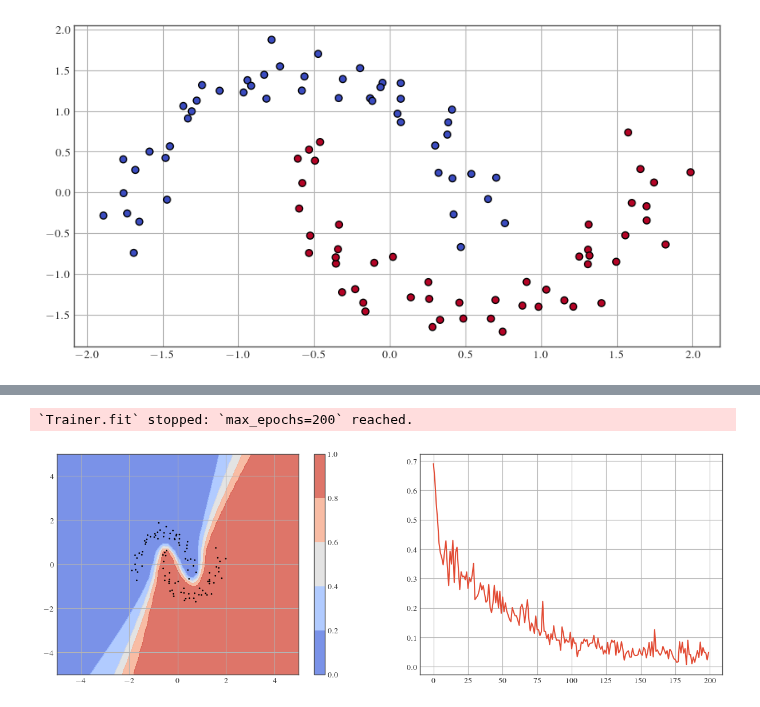
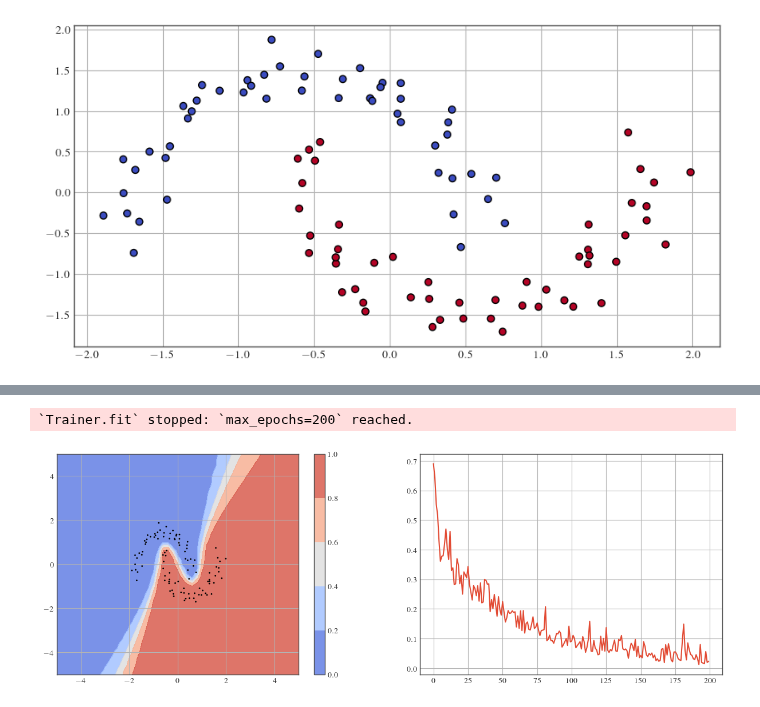
Before and after one commit to dhuseljic/dal-toolbox, a Jupyter notebook: notebooks/uncertainty/mc-dropout.ipynb, the cells around one changed output, grey strips where cells are left out. Drawn from its saved outputs; the diff is of its cells as text; code cells hidden in the pictures.

```diff
--- a/notebooks/uncertainty/mc-dropout.ipynb
+++ b/notebooks/uncertainty/mc-dropout.ipynb
@@ -65,7 +65,7 @@ def plot_contour(model, X, y, ax=None):
 
     logits = model.mc_forward(zz)
     probas = logits.softmax(-1)
-    probas = probas.mean(1)
+    probas = probas.mean(0)
     zz = probas[:, 1].view(xx.shape)
 
     # plt.title(f"Ep {}")
@@ -83,8 +83,8 @@ optimizer = torch.optim.SGD(model.parameters(), lr=1e-1, momentum=.9)
 model = MCDropoutModel(model=model, optimizer=optimizer)
 
 history = MetricHistory()
-trainer = L.Trainer(max_epochs=num_epochs, callbacks=[history])
-trainer.fit(model, train_loader)
+trainer = L.Trainer(max_epochs=num_epochs, callbacks=[history], enable_checkpointing=False)
+trainer.fit(model, train_loader, val_dataloaders=train_loader)
 
 model.eval()
 plt.figure(figsize=(15, 5))
@@ -109,6 +110,6 @@ LOCAL_RANK: 0 - CUDA_VISIBLE_DEVICES: [0]
 17.2 K    Trainable params
 0         Non-trainable params
 17.2 K    Total params
 0.069     Total estimated model params size (MB)
 `Trainer.fit` stopped: `max_epochs=200` reached.
-[figure, old version]
+[figure, new version]
```
Also changed, not shown: parts of 1 cell of this notebook, 6 other files.
